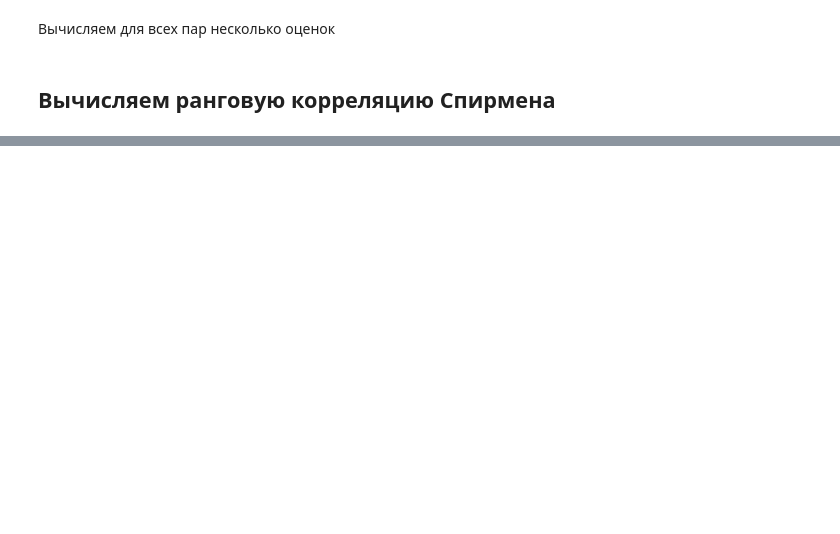
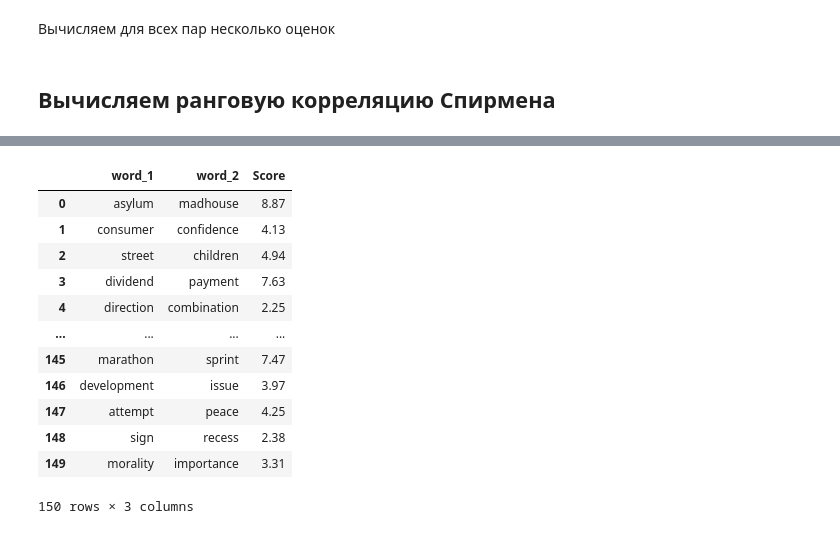
Before and after one commit to muzafarovdan/MyEducation, a Jupyter notebook: ML_OE/Task_4_Students.ipynb, the cells around one changed output, grey strips where cells are left out. Drawn from its saved outputs; the diff is of its cells as text; code cells hidden in the pictures; blank space fills up the shorter version.

Commit message:
upd: task 4 nlp

```diff
--- a/ML_OE/Task_4_Students.ipynb
+++ b/ML_OE/Task_4_Students.ipynb
@@ -95,0 +143,19 @@ path Spearman R: 0.6176
+# %%
+import pandas as pd
+
+df = pd.read_csv('Task_4_sample_2.csv')
+df
+# %% [output]
+|  | word_1 | word_2 | Score |
+| 0 | asylum | madhouse | 8.87 |
+| 1 | consumer | confidence | 4.13 |
+| 2 | street | children | 4.94 |
+| 3 | dividend | payment | 7.63 |
+| 4 | direction | combination | 2.25 |
+| ... | ... | ... | ... |
+| 145 | marathon | sprint | 7.47 |
+| 146 | development | issue | 3.97 |
+| 147 | attempt | peace | 4.25 |
+| 148 | sign | recess | 2.38 |
+| 149 | morality | importance | 3.31 |
+150 rows × 3 columns
```
Also changed, not shown: parts of 9 cells of this notebook.
